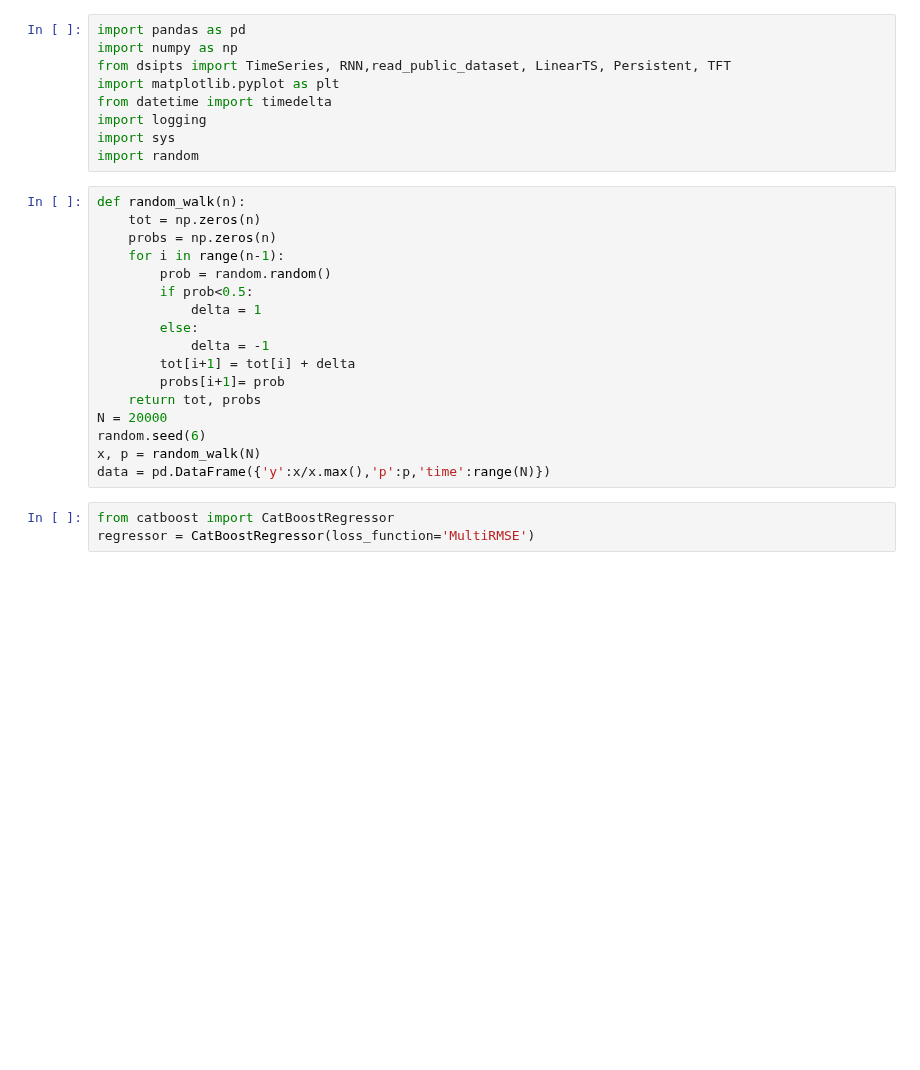
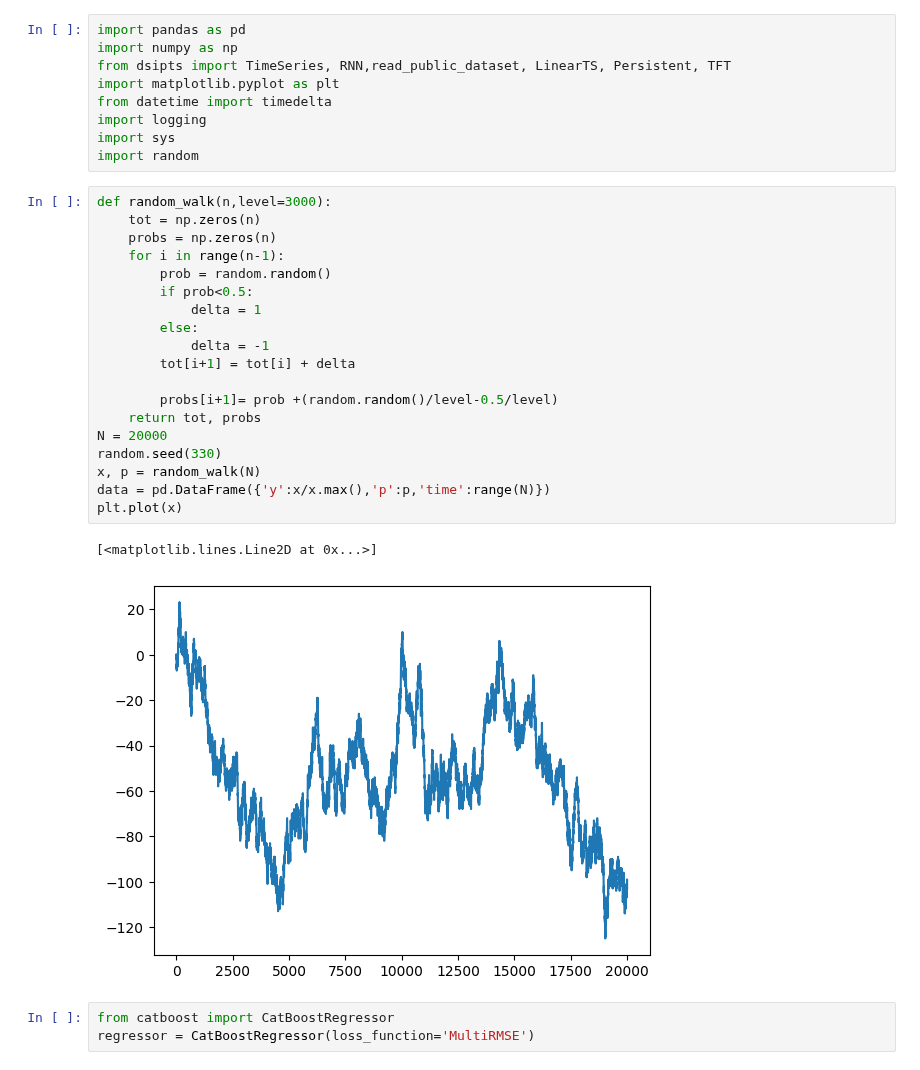
Before and after one commit to DSIP-FBK/DSIPTS, a Jupyter notebook: notebooks/6- non_predictable_RF.ipynb, the cells around one changed output. Saved outputs shown, nothing was run; the diff lists cells and outputs as text; blank space fills up the shorter version.

```diff
--- a/notebooks/6- non_predictable_RF.ipynb
+++ b/notebooks/6- non_predictable_RF.ipynb
@@ -8,22 +8,27 @@ import logging
 import sys
 import random
 # %%
-def random_walk(n):
+def random_walk(n,level=3000):
     tot = np.zeros(n)
     probs = np.zeros(n)
     for i in range(n-1):
         prob = random.random()
         if prob<0.5:
             delta = 1
         else:
             delta = -1
         tot[i+1] = tot[i] + delta
-        probs[i+1]= prob
+
+        probs[i+1]= prob +(random.random()/level-0.5/level)
     return tot, probs
 N = 20000
-random.seed(6)
+random.seed(330)
 x, p = random_walk(N)
 data = pd.DataFrame({'y':x/x.max(),'p':p,'time':range(N)})
+plt.plot(x)
+# %% [output]
+[<matplotlib.lines.Line2D at 0x...>]
+[figure, added]
 # %%
 from catboost import CatBoostRegressor
 regressor = CatBoostRegressor(loss_function='MultiRMSE')
```
Also changed, not shown: parts of 2 cells of this notebook, 8 other files.
